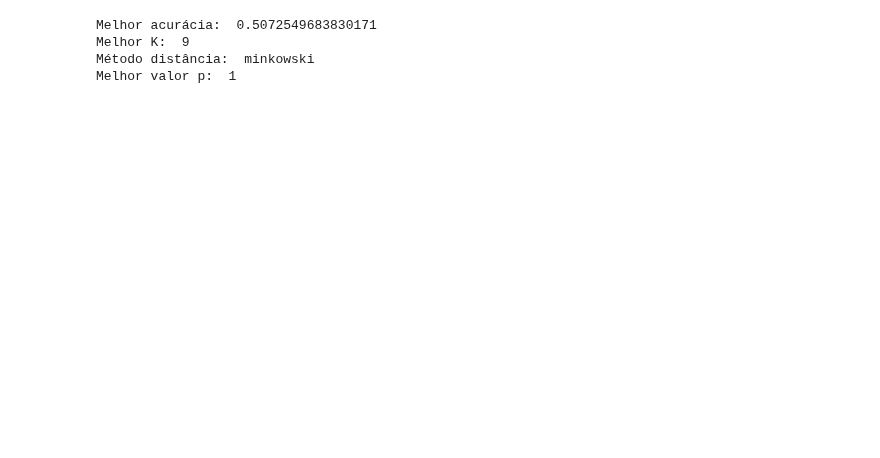
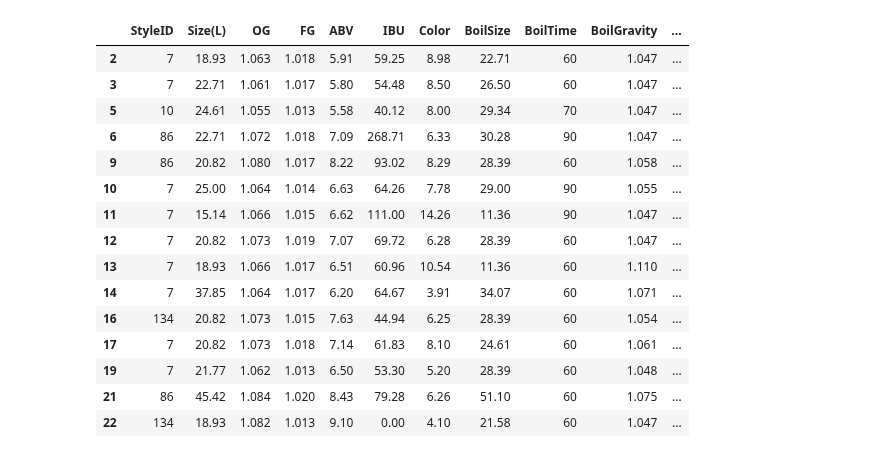
Before and after one commit to alanjoffre/data-science, a Jupyter notebook: machine-learning/primeiro-modulo/algoritmos/dados-missing-regressao/dados-missing-regressao.ipynb, the cells around one changed output. Drawn from its saved outputs; the diff is of its cells as text; code cells hidden in the pictures; blank space fills up the shorter version.

```diff
--- a/machine-learning/primeiro-modulo/algoritmos/dados-missing-regressao/dados-missing-regressao.ipynb
+++ b/machine-learning/primeiro-modulo/algoritmos/dados-missing-regressao/dados-missing-regressao.ipynb
@@ -75,3 +174,25 @@ concatenado.fillna(concatenado.median(), inplace=True)
+# %%
+x_treino = concatenado[concatenado['PitchRate'].notnull()]
+x_treino.drop('PitchRate', axis = 1, inplace = True)
+y_treino = concatenado[concatenado['PitchRate'].notnull()]['PitchRate']
+x_preench = concatenado[concatenado['PitchRate'].isnull()]
+y_preench = concatenado[concatenado['PitchRate'].isnull()]['PitchRate']
+x_preench.drop('PitchRate', axis = 1, inplace = True)
+# %%
+x_treino.drop('MashThickness', axis = 1, inplace = True)
+x_treino.drop('PrimaryTemp', axis = 1, inplace = True)
+x_preench.drop('MashThickness', axis = 1, inplace = True)
+x_preench.drop('PrimaryTemp', axis = 1, inplace = True)
+# %%
+from sklearn.tree import DecisionTreeRegressor
+#Aplicação do modelo:
+modelo = DecisionTreeRegressor()
+modelo.fit(x_treino,y_treino)
+
+#Predição dos novos valores:
+y_preench = modelo.predict(x_preench)
+# %%
+concatenado.PitchRate[concatenado.PitchRate.isnull()] = y_preench
 # %%
 faltantes = concatenado.isnull().sum()
 faltantes_percentual = (concatenado.isnull().sum() / len(concatenado['StyleID'])) * 100
@@ -113,33 +221,19 @@ modeloclassificacao(x,y)
-# %%
-import numpy as np
-from sklearn.neighbors import KNeighborsClassifier
-from sklearn.preprocessing import MinMaxScaler
-from sklearn.model_selection import GridSearchCV
-
-#Normalizando as variáveis preditoras:
-normalizador = MinMaxScaler(feature_range = (0 , 1))
-X_norm = normalizador.fit_transform(x)
-
-#Definindo os valores que serão testados no KNN:
-valores_K = np.array([3,5,7,9])
-calculo_distancia = ['minkowski', 'chebyshev']
-valores_p = np.array([1,2,3])
-valores_grid = {'n_neighbors':valores_K, 'metric':calculo_distancia, 'p':valores_p}
-
-#Criação do modelo:
-modelo = KNeighborsClassifier()
-
-#Criando os grids:
-gridKNN = GridSearchCV(estimator = modelo, param_grid = valores_grid, cv=3, n_jobs=-1)
-gridKNN.fit(X_norm,y)
-
-#Imprimindo os melhores parâmetros:
-print("Melhor acurácia: ", gridKNN.best_score_)
-print("Melhor K: ", gridKNN.best_estimator_.n_neighbors)
-print("Método distância: ", gridKNN.best_estimator_.metric)
-print("Melhor valor p: ", gridKNN.best_estimator_.p)
-# %% [output]
-Melhor acurácia:  0.5072549683830171
-Melhor K:  9
-Método distância:  minkowski
-Melhor valor p:  1
+# %%
+concatenado.head(15)
+# %% [output]
+|  | StyleID | Size(L) | OG | FG | ABV | IBU | Color | BoilSize | BoilTime | BoilGravity | ... |
+| 2 | 7 | 18.93 | 1.063 | 1.018 | 5.91 | 59.25 | 8.98 | 22.71 | 60 | 1.047 | ... |
+| 3 | 7 | 22.71 | 1.061 | 1.017 | 5.80 | 54.48 | 8.50 | 26.50 | 60 | 1.047 | ... |
+| 5 | 10 | 24.61 | 1.055 | 1.013 | 5.58 | 40.12 | 8.00 | 29.34 | 70 | 1.047 | ... |
+| 6 | 86 | 22.71 | 1.072 | 1.018 | 7.09 | 268.71 | 6.33 | 30.28 | 90 | 1.047 | ... |
+| 9 | 86 | 20.82 | 1.080 | 1.017 | 8.22 | 93.02 | 8.29 | 28.39 | 60 | 1.058 | ... |
+| 10 | 7 | 25.00 | 1.064 | 1.014 | 6.63 | 64.26 | 7.78 | 29.00 | 90 | 1.055 | ... |
+| 11 | 7 | 15.14 | 1.066 | 1.015 | 6.62 | 111.00 | 14.26 | 11.36 | 90 | 1.047 | ... |
+| 12 | 7 | 20.82 | 1.073 | 1.019 | 7.07 | 69.72 | 6.28 | 28.39 | 60 | 1.047 | ... |
+| 13 | 7 | 18.93 | 1.066 | 1.017 | 6.51 | 60.96 | 10.54 | 11.36 | 60 | 1.110 | ... |
+| 14 | 7 | 37.85 | 1.064 | 1.017 | 6.20 | 64.67 | 3.91 | 34.07 | 60 | 1.071 | ... |
+| 16 | 134 | 20.82 | 1.073 | 1.015 | 7.63 | 44.94 | 6.25 | 28.39 | 60 | 1.054 | ... |
+| 17 | 7 | 20.82 | 1.073 | 1.018 | 7.14 | 61.83 | 8.10 | 24.61 | 60 | 1.061 | ... |
+| 19 | 7 | 21.77 | 1.062 | 1.013 | 6.50 | 53.30 | 5.20 | 28.39 | 60 | 1.048 | ... |
+| 21 | 86 | 45.42 | 1.084 | 1.020 | 8.43 | 79.28 | 6.26 | 51.10 | 60 | 1.075 | ... |
+| 22 | 134 | 18.93 | 1.082 | 1.013 | 9.10 | 0.00 | 4.10 | 21.58 | 60 | 1.047 | ... |
```
Also changed, not shown: parts of 21 cells of this notebook.
